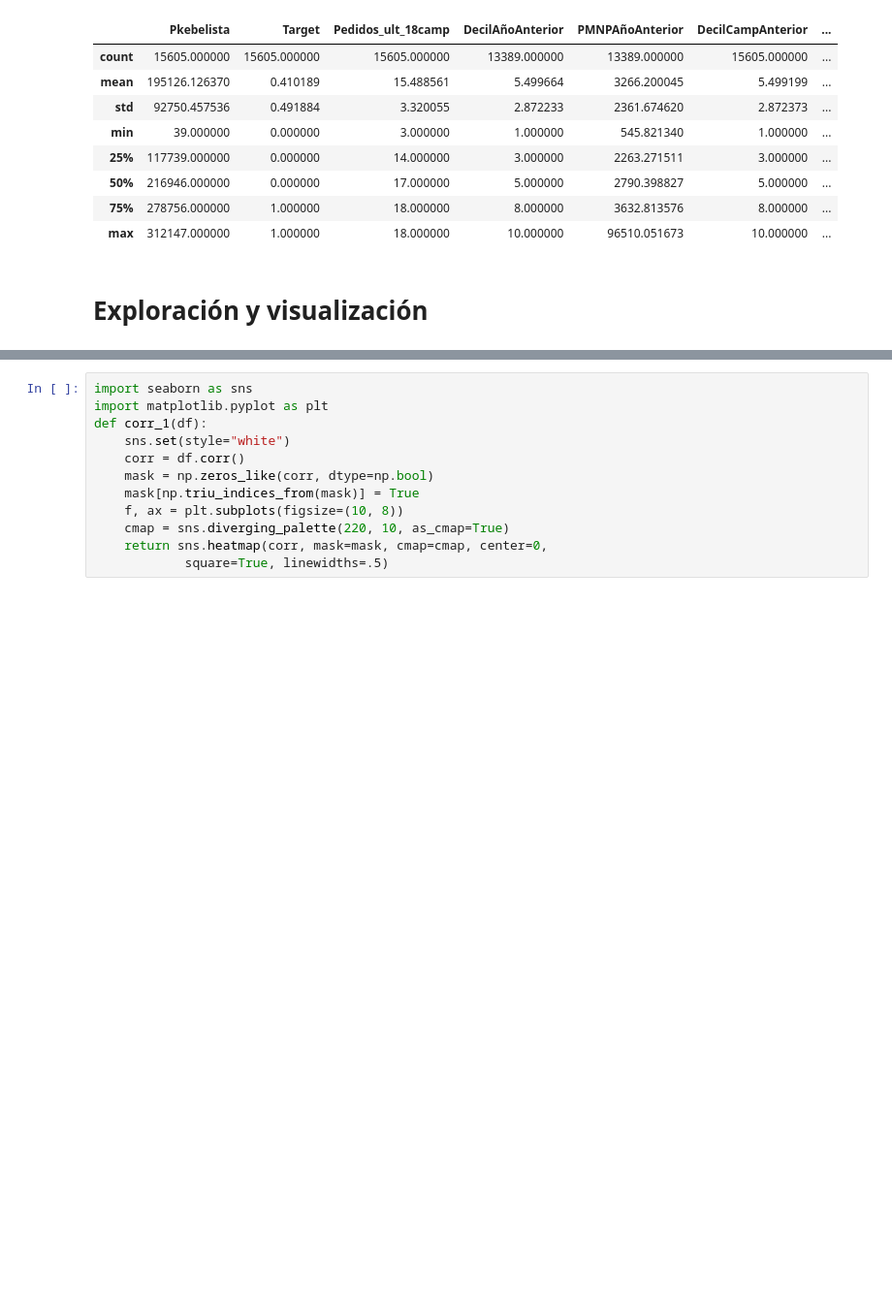
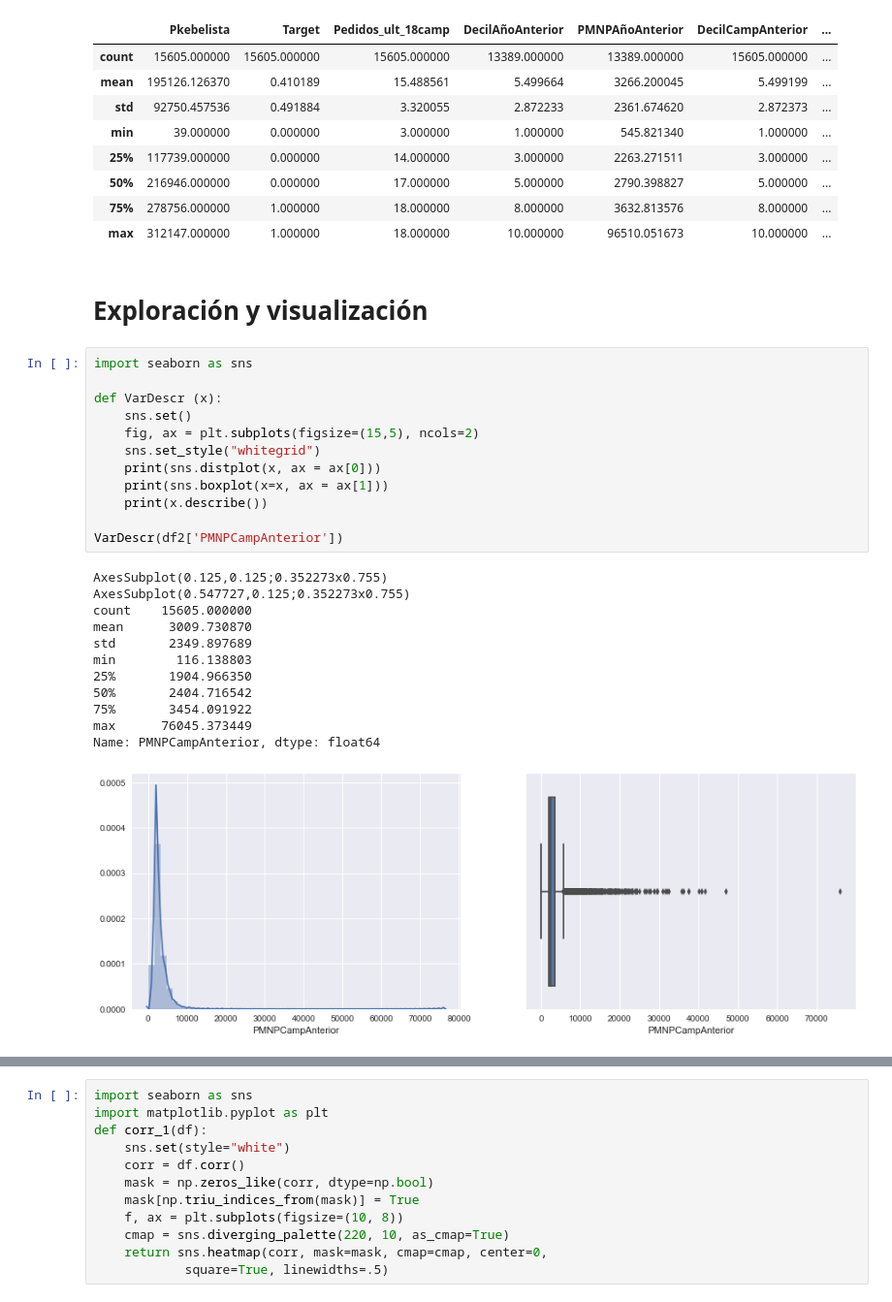
Before and after one commit to carlosfg97/pdp, a Jupyter notebook: ModeloPDP.ipynb, the cells around one changed output, grey strips where cells are left out. Shown at 97% size. Saved outputs shown, nothing was run; the diff lists cells and outputs as text; blank space fills up the shorter version.

```diff
--- a/ModeloPDP.ipynb
+++ b/ModeloPDP.ipynb
@@ -130,3 +122,28 @@ df2.describe()
 | max | 312147.000000 | 1.000000 | 18.000000 | 10.000000 | 96510.051673 | 10.000000 | ... |
 # %% [markdown]
 # Exploración y visualización
+# %%
+import seaborn as sns
+
+def VarDescr (x):
+    sns.set()
+    fig, ax = plt.subplots(figsize=(15,5), ncols=2)
+    sns.set_style("whitegrid")
+    print(sns.distplot(x, ax = ax[0]))
+    print(sns.boxplot(x=x, ax = ax[1]))
+    print(x.describe())
+
+VarDescr(df2['PMNPCampAnterior'])
+# %% [output]
+AxesSubplot(0.125,0.125;0.352273x0.755)
+AxesSubplot(0.547727,0.125;0.352273x0.755)
+count    15605.000000
+mean      3009.730870
+std       2349.897689
+min        116.138803
+25%       1904.966350
+50%       2404.716542
+75%       3454.091922
+max      76045.373449
+Name: PMNPCampAnterior, dtype: float64
+[figure, added]
```
Also changed, not shown: parts of 23 cells of this notebook, 2 other files.
